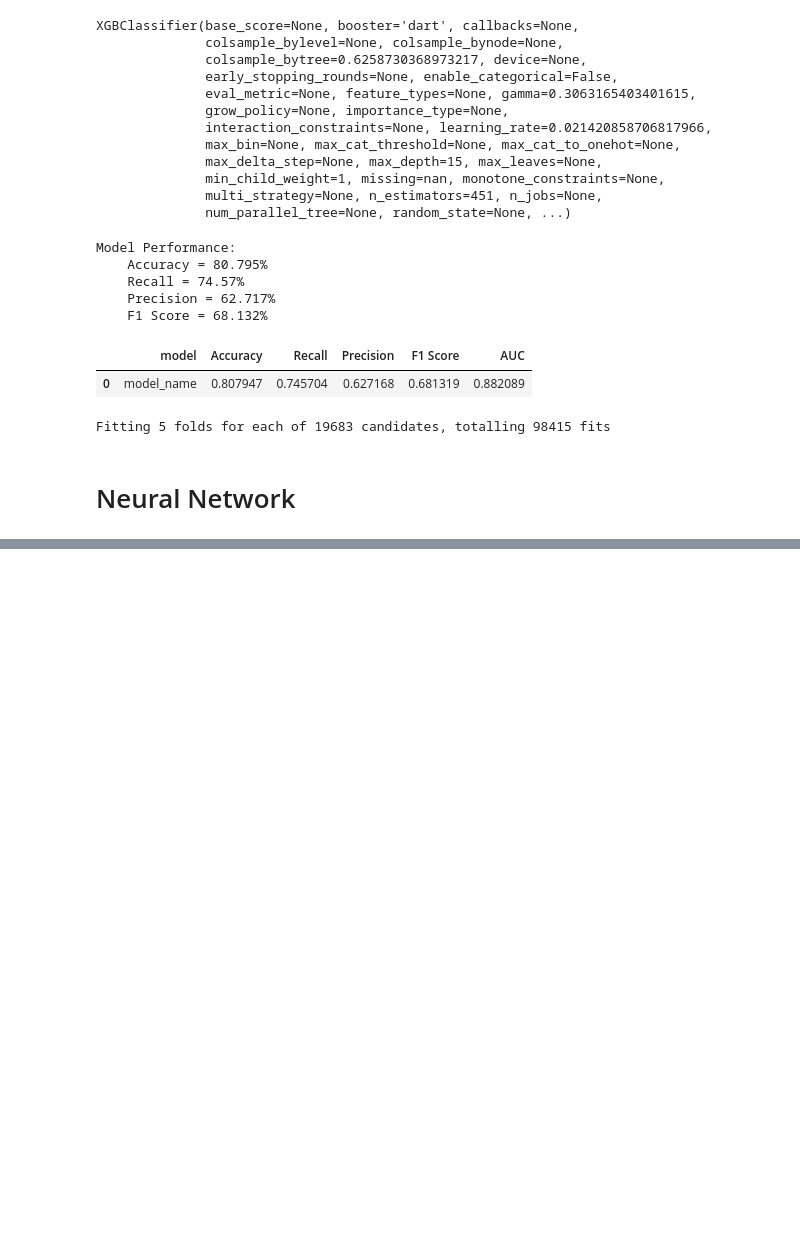
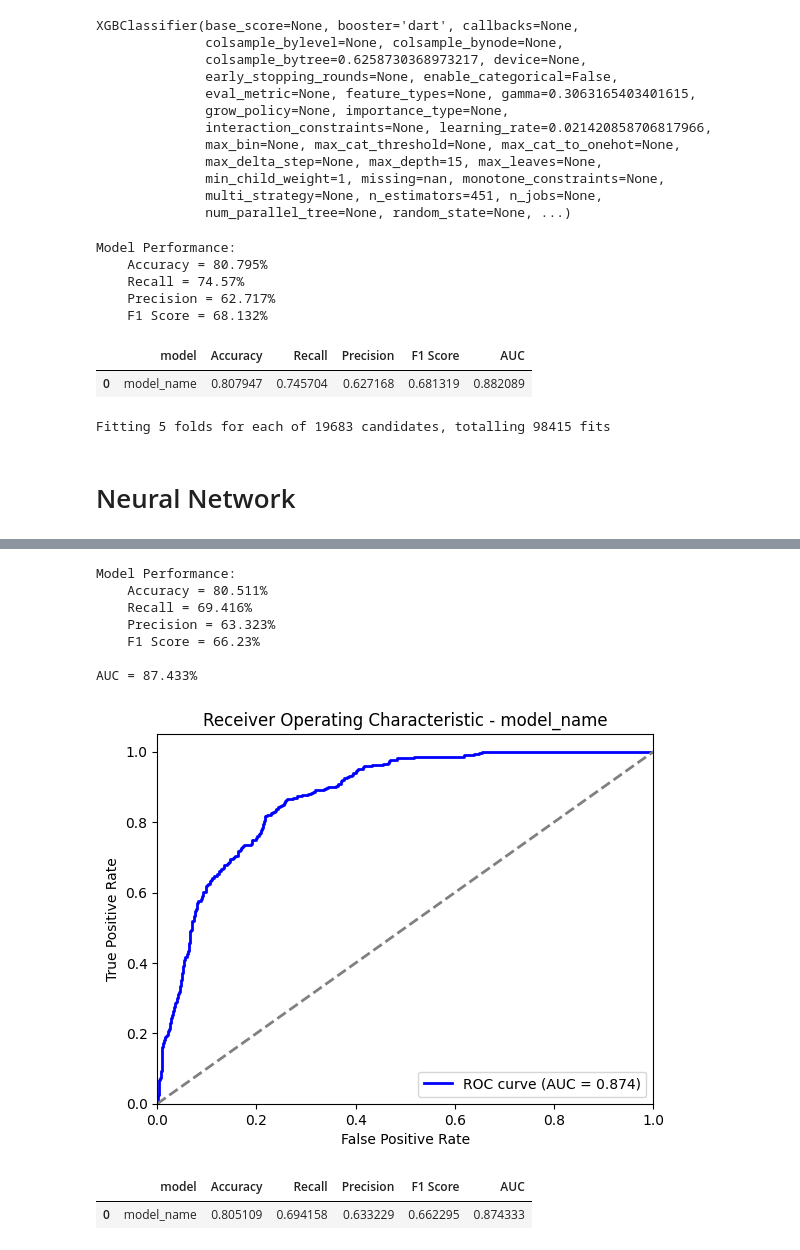
Before and after one commit to GrzegKrajewski/Masters_churn, a Jupyter notebook: code_masters_gk copy.ipynb, the cells around one changed output, grey strips where cells are left out. Saved outputs shown, nothing was run; the diff lists cells and outputs as text; code cells hidden in the pictures; blank space fills up the shorter version.

```diff
--- a/code_masters_gk copy.ipynb
+++ b/code_masters_gk copy.ipynb
@@ -1867,0 +1933,25 @@ Fitting 5 folds for each of 19683 candidates, totalling 98415 fits
+# %%
+from tensorflow.keras.models import Sequential
+from tensorflow.keras.layers import Dense
+from tensorflow.keras.optimizers import Adam
+
+# Step 1: Define the neural network
+model = Sequential([
+    Dense(64, input_shape=(X_train_res_smote.shape[1],), activation='relu'),
+    Dense(32, activation='relu'),
+    Dense(1, activation='sigmoid')  # Assuming a binary classification task
+])
+
+# Step 2: Compile the model
+model.compile(optimizer=Adam(learning_rate=0.001),
+              loss='binary_crossentropy',  # Use 'sparse_categorical_crossentropy' for multi-class
+              metrics=['auc'])
+
+# Step 3: Train the model
+history = model.fit(X_train_res_smote, y_train_res_smote, epochs=20, batch_size=128, validation_split=0.2)
+
+# Step 4: Evaluate the model on the test data
+test_loss, test_accuracy = model.evaluate(X_test_scaled, y_test)
+
+print(f'Test Loss: {test_loss}')
+print(f'Test Accuracy: {test_accuracy}')
@@ -1867,0 +1977,2 @@ Fitting 5 folds for each of 19683 candidates, totalling 98415 fits
+# %%
+y_test_proba = model.predict(X_test_scaled)
@@ -1867,0 +1981,13 @@ Fitting 5 folds for each of 19683 candidates, totalling 98415 fits
+# %%
+evaluate_neural(y_test_proba,y_test,ret_df=True,plot_roc=True)
+# %% [output]
+Model Performance:
+    Accuracy = 80.511%
+    Recall = 69.416%
+    Precision = 63.323%
+    F1 Score = 66.23%
+
+AUC = 87.433%
+[figure, added]
+|  | model | Accuracy | Recall | Precision | F1 Score | AUC |
+| 0 | model_name | 0.805109 | 0.694158 | 0.633229 | 0.662295 | 0.874333 |
```
Also changed, not shown: parts of 18 cells of this notebook.
